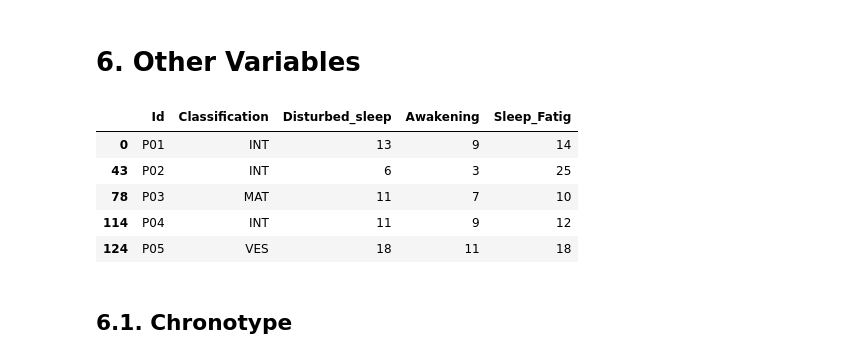
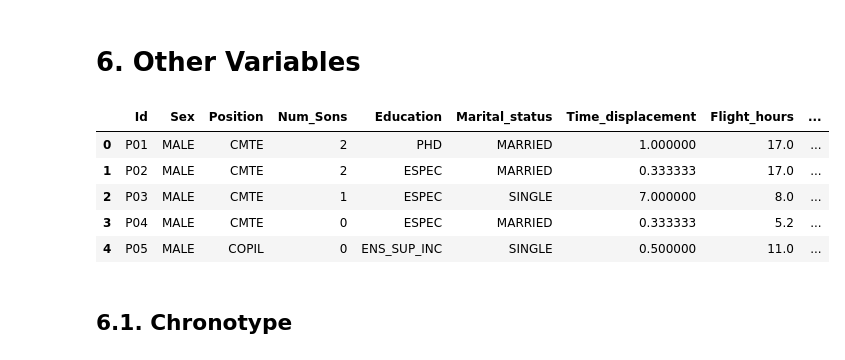
Before and after one commit to jlpscampos/Perception-of-Excessive-Sleepiness-and-Severe-Fatigue-in-Civil-Aviation-Pilots, a Jupyter notebook: Exploratory_Data_Analysis.ipynb, the cells around one changed output. Saved outputs shown, nothing was run; the diff lists cells and outputs as text; code cells hidden in the pictures.

```diff
--- a/Exploratory_Data_Analysis.ipynb
+++ b/Exploratory_Data_Analysis.ipynb
@@ -567,0 +591,5 @@ temp[['Time_displacement', 'Flight_hours', 'Age']].describe().round(2)
+# %%
+temp = pd.merge(temp, working_df[['Id','kssd','spsd']].groupby(by = 'Id').mean(['kssd','spsd']),
+                on = 'Id', how = 'inner' )
+# %%
+temp['age'] = pd.cut(temp['Age'], bins = [0, 34, 100], labels = ['<35', '>35'])
@@ -636,15 +721,16 @@ A summary for categorical sociodemographic variables is shown above. Some variab
 # %% [markdown]
 # 6. Other Variables
 # %%
-temp = working_df[['Id','Classification','Disturbed_sleep','Awakening','Sleep_Fatig']].copy().drop_duplicates()
+temp = pd.merge(temp, working_df[['Id','Classification','Disturbed_sleep','Awakening','Sleep_Fatig']].copy().drop_duplicates(),
+                on = 'Id', how = 'inner')
 temp.head(5)
 # %% [output]
-|  | Id | Classification | Disturbed_sleep | Awakening | Sleep_Fatig |
-| 0 | P01 | INT | 13 | 9 | 14 |
-| 43 | P02 | INT | 6 | 3 | 25 |
-| 78 | P03 | MAT | 11 | 7 | 10 |
-| 114 | P04 | INT | 11 | 9 | 12 |
-| 124 | P05 | VES | 18 | 11 | 18 |
+|  | Id | Sex | Position | Num_Sons | Education | Marital_status | Time_displacement | Flight_hours | ... |
+| 0 | P01 | MALE | CMTE | 2 | PHD | MARRIED | 1.000000 | 17.0 | ... |
+| 1 | P02 | MALE | CMTE | 2 | ESPEC | MARRIED | 0.333333 | 17.0 | ... |
+| 2 | P03 | MALE | CMTE | 1 | ESPEC | SINGLE | 7.000000 | 8.0 | ... |
+| 3 | P04 | MALE | CMTE | 0 | ESPEC | MARRIED | 0.333333 | 5.2 | ... |
+| 4 | P05 | MALE | COPIL | 0 | ENS_SUP_INC | SINGLE | 0.500000 | 11.0 | ... |
 # %% [markdown]
 ## 6.1. Chronotype
 # %%
```
Also changed, not shown: parts of 25 cells of this notebook.
